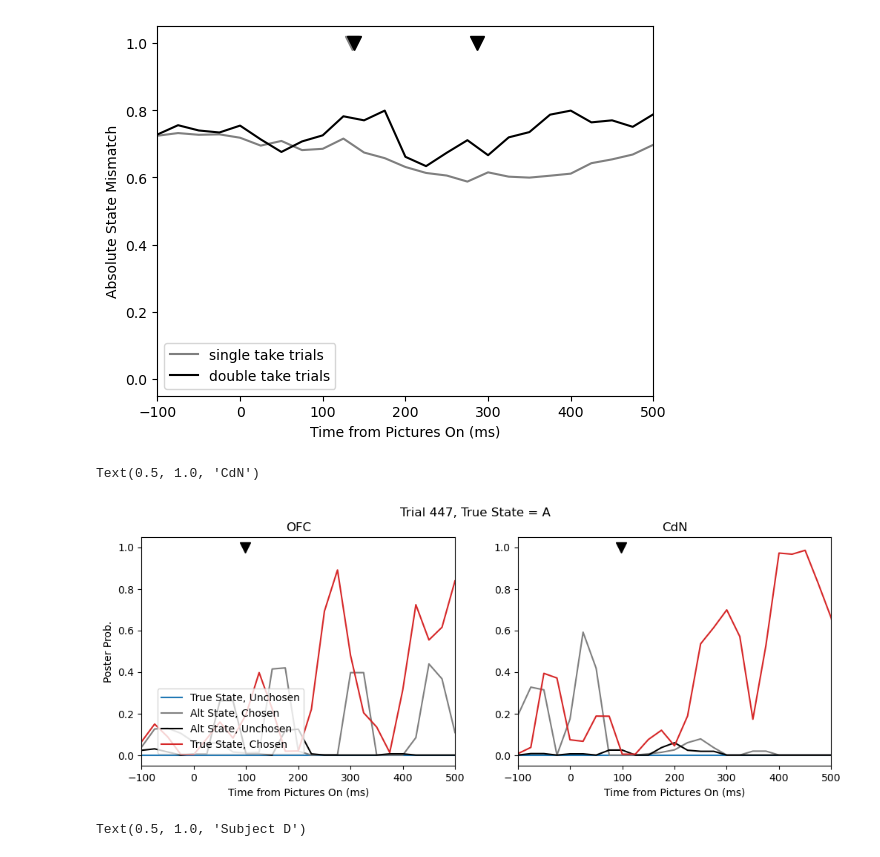
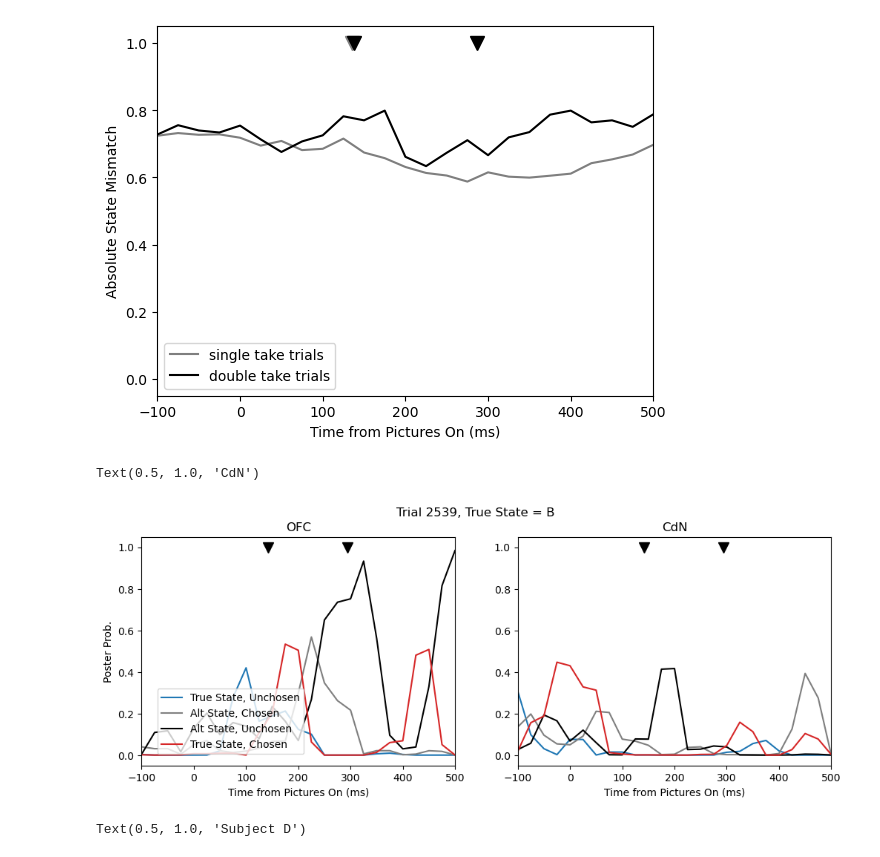
Before and after one commit to t-elston/FS_self_control, a Jupyter notebook: analysis/single_trial_decoding_sandbox.ipynb, the cells around one changed output. Cells and saved outputs as stored; diff of their text form; code cells hidden in the pictures.

Commit message:
Produces final figure

```diff
--- a/analysis/single_trial_decoding_sandbox.ipynb
+++ b/analysis/single_trial_decoding_sandbox.ipynb
@@ -353,37 +356,37 @@ Text(0, 0.5, 'Absolute State Mismatch')
 # %%
 state_list = ['A', 'B', 'C']
-ix = 201
-trial_num = stateAB_single_take_trials[ix]
+ix = 254
+trial_num = stateAB_double_take_trials[ix]
 
 fig, ax =plt.subplots(1, 2, figsize=(12, 4))
 fig.suptitle('Trial ' + str(trial_num) + ', True State = ' + state_list[int(bhv['state'].iloc[trial_num]-1)])
 
 
 ax[0].plot(ts, moving_average(OFC_unch[trial_num, :], 2), c='tab:blue', label = 'True State, Unchosen')
 ax[0].plot(ts, moving_average(OFC_alt_ch[trial_num, :], 2), c='tab:gray', label = 'Alt State, Chosen')
 ax[0].plot(ts, moving_average(OFC_alt_unch[trial_num, :], 2), c='black', label = 'Alt State, Unchosen')
 ax[0].plot(ts, moving_average(OFC_ch[trial_num, :], 2), c='tab:red', label = 'True State, Chosen')
 ax[0].plot(bhv['sacc1_t'].iloc[trial_num], 1, marker='v', markersize = 10, c = 'black')
 ax[0].plot(bhv['sacc2_t'].iloc[trial_num], 1, marker='v', markersize = 10, c = 'black')
 ax[0].set_xlim((-100, 500))
 ax[0].set_xlabel('Time from Pictures On (ms)')
 ax[0].set_ylabel('Poster Prob.')
 ax[0].set_title('OFC')
 ax[0].legend(loc="lower left", bbox_to_anchor=(.05, .05), borderaxespad=0.)
 
 
 ax[1].plot(ts, moving_average(CdN_unch[trial_num, :], 2), c='tab:blue', label = 'True State, Unchosen')
 ax[1].plot(ts, moving_average(CdN_alt_ch[trial_num, :], 2), c='tab:gray', label = 'Alt State, Chosen')
 ax[1].plot(ts, moving_average(CdN_alt_unch[trial_num, :], 2), c='black', label = 'Alt State, Unchosen')
 ax[1].plot(ts, moving_average(CdN_ch[trial_num, :], 2), c='tab:red', label = 'True State, Chosen')
 ax[1].plot(bhv['sacc1_t'].iloc[trial_num], 1, marker='v', markersize = 10, c = 'black')
 ax[1].plot(bhv['sacc2_t'].iloc[trial_num], 1, marker='v', markersize = 10, c = 'black')
 ax[1].set_xlim((-100, 500))
 ax[1].set_xlabel('Time from Pictures On (ms)')
 ax[1].set_title('CdN')
 # %% [output]
 Text(0.5, 1.0, 'CdN')
-[figure, old version]
+[figure, new version]
 # %%
 # identify the states based on these criteria
 mag_thresh = 2 # how many times above the noise a state must be
```
Also changed, not shown: parts of 5 cells of this notebook.
